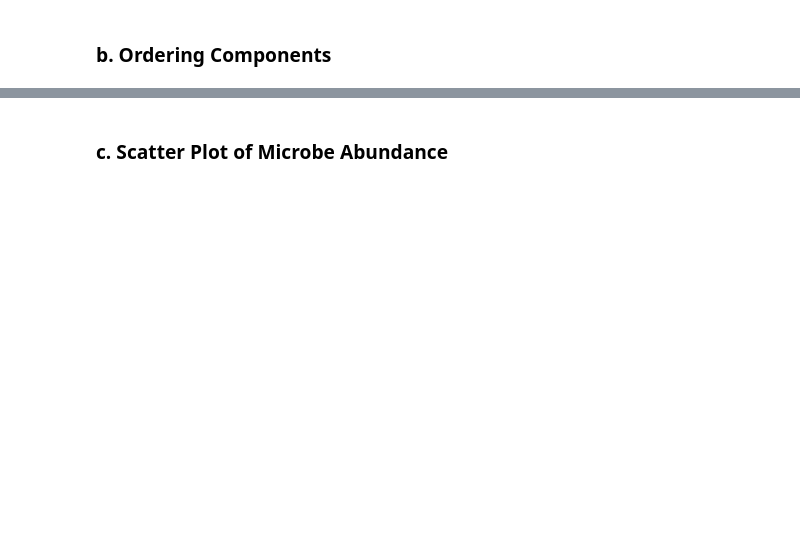
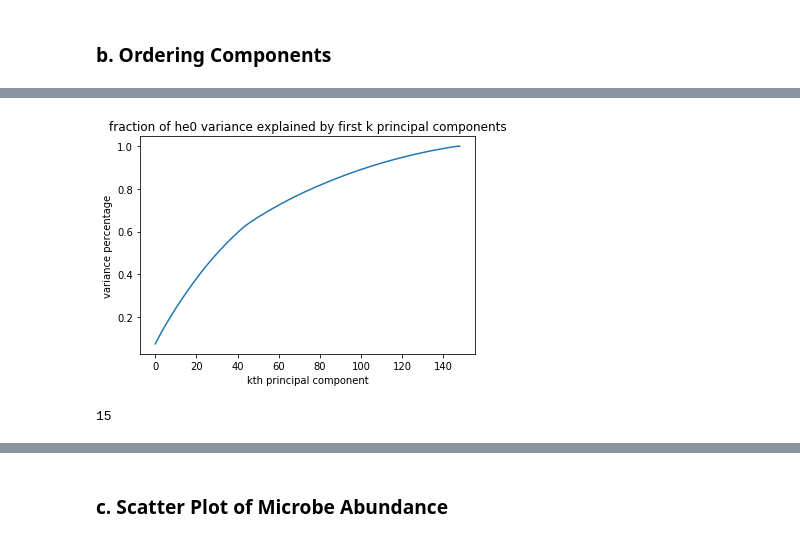
Before and after one commit to cam-ge/mp2, a Jupyter notebook: MP2.ipynb, the cells around one changed output, grey strips where cells are left out. Cells and saved outputs as stored; diff of their text form; code cells hidden in the pictures; blank space fills up the shorter version.

```diff
--- a/MP2.ipynb
+++ b/MP2.ipynb
@@ -360,0 +406,17 @@ plt.show()
+# %%
+cumulative_variance0 = variance_explained0.copy()
+
+for i in range(1, len(variance_explained0)):
+    cumulative_variance0[i] = cumulative_variance0[i] + cumulative_variance0[i-1]
+# %%
+plt.plot(cumulative_variance0)
+plt.title('fraction of he0 variance explained by first k principal components')
+plt.ylabel('variance percentage')
+plt.xlabel('kth principal component')
+plt.show()
+# %% [output]
+[figure, added]
+# %%
+np.where(cumulative_variance0 >= 0.3)[0][0]
+# %% [output]
+15
```
Also changed, not shown: parts of 47 cells of this notebook, 2 other files.
